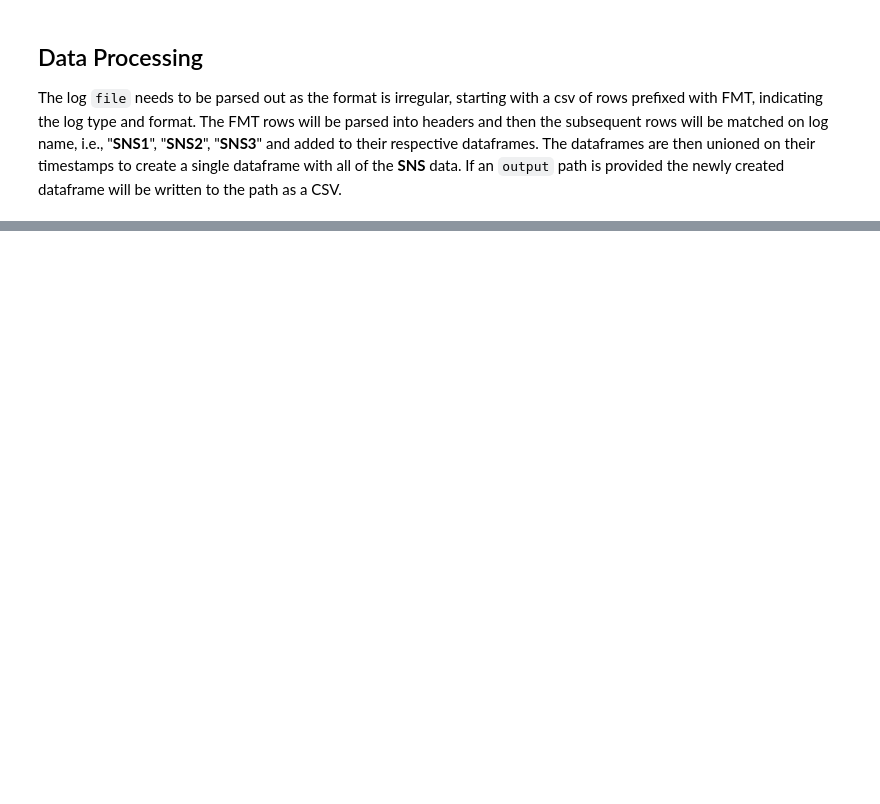
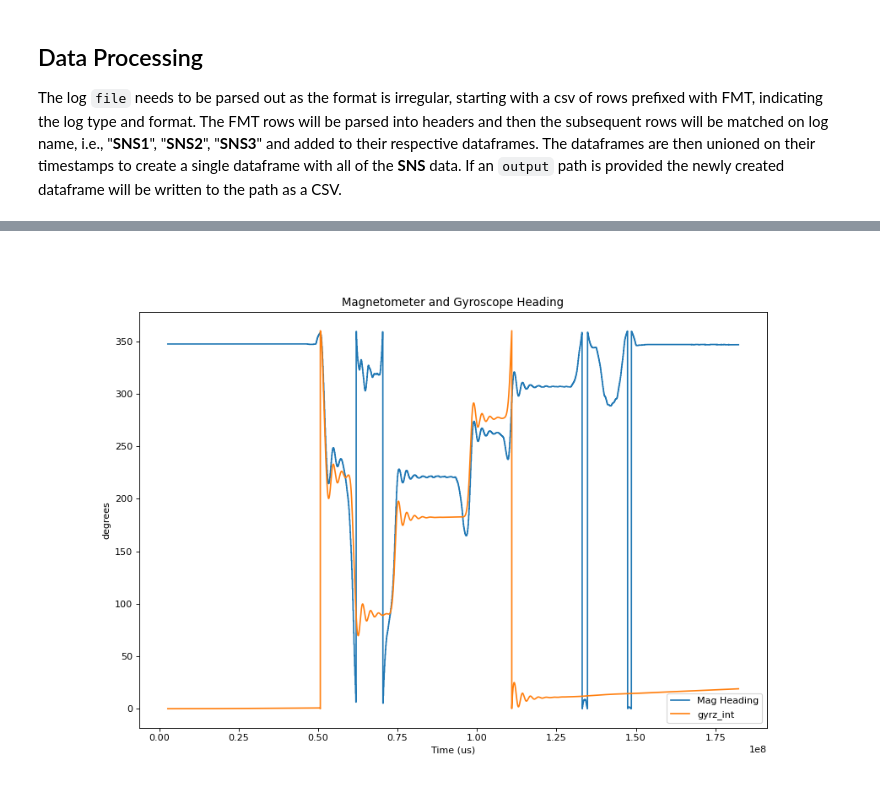
Before and after one commit to BaileySri/Practical-Software-Defense-for-GPS-Spoofing-on-a-Hobby-UAV-Offline, a Jupyter notebook: notebooks/0.1-bks-exploration.ipynb, the cells around one changed output, grey strips where cells are left out. Cells and saved outputs as stored; diff of their text form; code cells hidden in the pictures; blank space fills up the shorter version.

```diff
--- a/notebooks/0.1-bks-exploration.ipynb
+++ b/notebooks/0.1-bks-exploration.ipynb
@@ -95,0 +135,7 @@ simple_time_plot(df.TimeUS, df.)
+# %%
+from confirmation.process import mag_to_heading
+
+mag_heading = mag_to_heading(df.magz, df.magy, df.magx)
+simple_time_plot(df.TimeUS[1:], [mag_heading[1:], gyr_heading], ["us","degrees"], title="Magnetometer and Gyroscope Heading")
+# %% [output]
+[figure, added]
```
Also changed, not shown: parts of 19 cells of this notebook, 5 other files.
